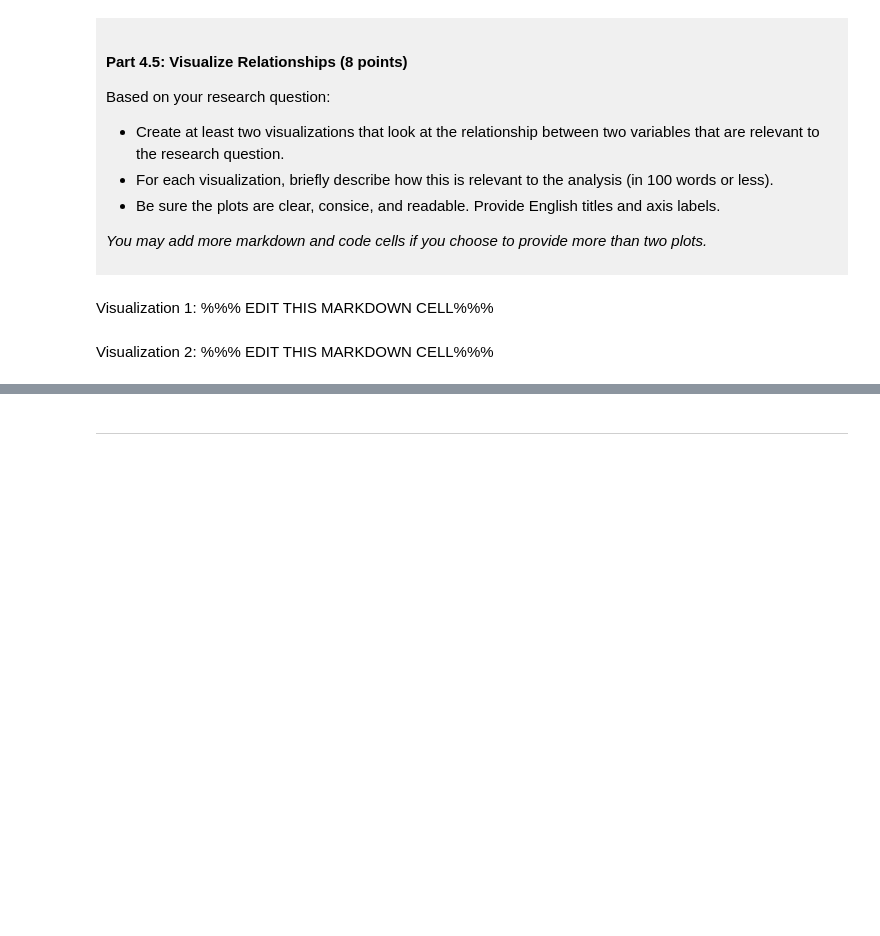
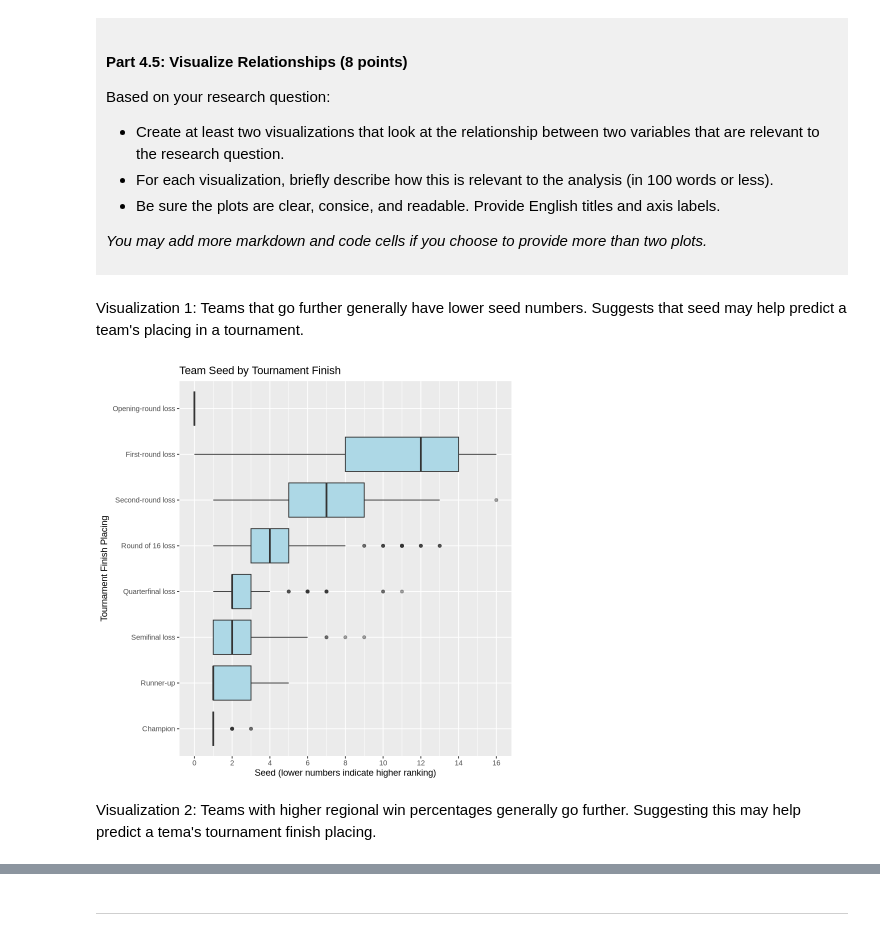
Before and after one commit to jinyichen616-lab/dsci-100-project-Yichen-Jin, a Jupyter notebook: dsci-100-project-notebook.ipynb, the cells around one changed output, grey strips where cells are left out. Saved outputs shown, nothing was run; the diff lists cells and outputs as text; code cells hidden in the pictures; blank space fills up the shorter version.

```diff
--- a/dsci-100-project-notebook.ipynb
+++ b/dsci-100-project-notebook.ipynb
@@ -283,4 +321,16 @@ You will refine your research question (if needed) and produce a tidy data set.
 - Show the outputted table.
 </div>
 # %%
-### EDIT THIS CODE CELL ###
+finish_order <- c("opening_round_loss", "first_round_loss", "second_round_loss",
+                  "top_16_loss", "top_8_loss", "top_4_loss", "top_2_loss", "champ")
+finish_labels <- c("Opening-round loss", "First-round loss", "Second-round loss",
+                   "Round of 16 loss", "Quarterfinal loss", "Semifinal loss",
+                   "Runner-up", "Champion")
+names(finish_labels) <- finish_order
+
+finish_summary <- womens_tidy |>
+group_by(tourney_finish) |>
+summarize(mean_reg_wins_pct = mean(reg_wins_pct, na.rm = TRUE)) |>
+arrange(factor(tourney_finish, finish_order))
+
+finish_summary
@@ -318,9 +400,18 @@ Based on your research question:
 *You may add more markdown and code cells if you choose to provide more than two plots.*
 </div>
 # %% [markdown]
-Visualization 1: %%% EDIT THIS MARKDOWN CELL%%%
+Visualization 1: Teams that go further generally have lower seed numbers. Suggests that seed may help predict a team's placing in a tournament.
 # %%
-### EDIT THIS CODE CELL FOR VISUALIZATION 1###
+seed_finish_plot <- ggplot(womens_tidy, aes(x = tourney_finish, y = seed)) +
+geom_boxplot(fill = "lightblue", outlier.alpha = 0.45) +
+scale_x_discrete(limits = rev(finish_order), labels = finish_labels) +
+scale_y_continuous(breaks = seq(0, 16, 2)) +
+coord_flip() +
+labs(title = "Team Seed by Tournament Finish", x = "Tournament Finish Placing", y = "Seed (lower numbers indicate higher ranking)")
+
+seed_finish_plot
+# %% [output]
+[figure, added]
 # %% [markdown]
-Visualization 2: %%% EDIT THIS MARKDOWN CELL%%%
+Visualization 2: Teams with higher regional win percentages generally go further. Suggesting this  may help predict a tema's tournament finish placing.
 # %%
```
Also changed, not shown: parts of 7 cells of this notebook.
